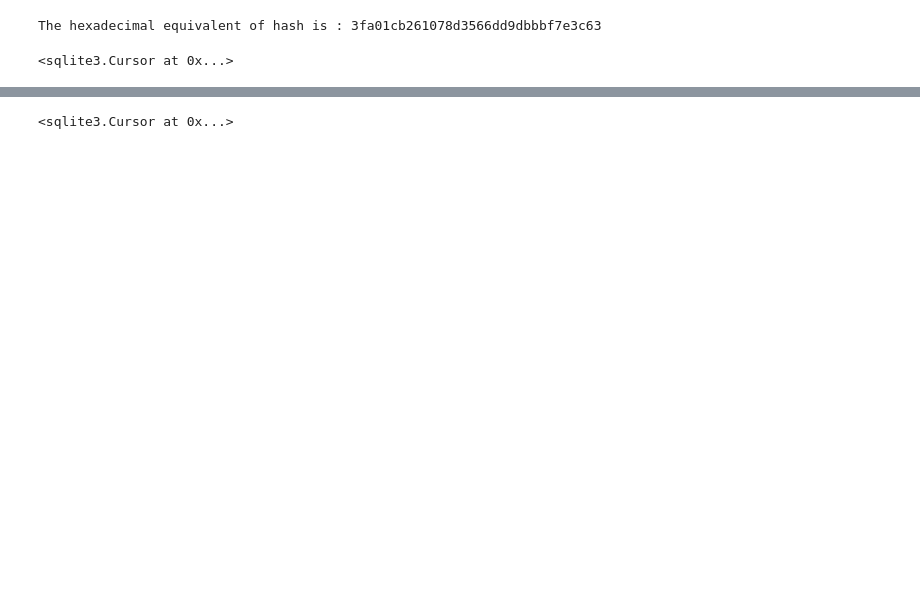
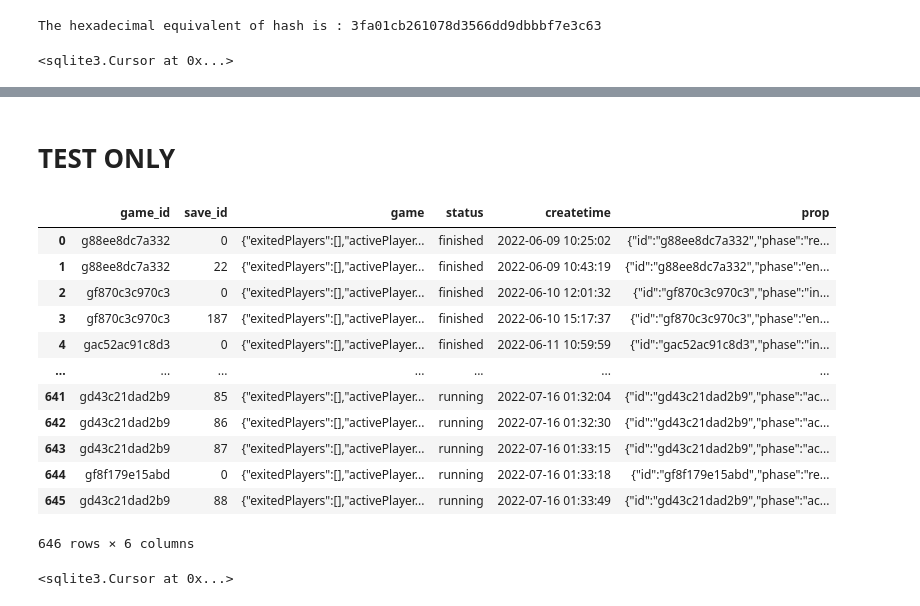
Before and after one commit to Ender-Wiggin2019/tfm-summary, a Jupyter notebook: sqlite_process.ipynb, the cells around one changed output, grey strips where cells are left out. Saved outputs shown, nothing was run; the diff lists cells and outputs as text; code cells hidden in the pictures; blank space fills up the shorter version.

```diff
--- a/sqlite_process.ipynb
+++ b/sqlite_process.ipynb
@@ -99,3 +135,21 @@ corp_df
+# %% [markdown]
+# TEST ONLY
+# %%
+pd.read_sql_query("SELECT * FROM games", cnx)
+# %% [output]
+|  | game_id | save_id | game | status | createtime | prop |
+| 0 | g88ee8dc7a332 | 0 | {"exitedPlayers":[],"activePlayer... | finished | 2022-06-09 10:25:02 | {"id":"g88ee8dc7a332","phase":"re... |
+| 1 | g88ee8dc7a332 | 22 | {"exitedPlayers":[],"activePlayer... | finished | 2022-06-09 10:43:19 | {"id":"g88ee8dc7a332","phase":"en... |
+| 2 | gf870c3c970c3 | 0 | {"exitedPlayers":[],"activePlayer... | finished | 2022-06-10 12:01:32 | {"id":"gf870c3c970c3","phase":"in... |
+| 3 | gf870c3c970c3 | 187 | {"exitedPlayers":[],"activePlayer... | finished | 2022-06-10 15:17:37 | {"id":"gf870c3c970c3","phase":"en... |
+| 4 | gac52ac91c8d3 | 0 | {"exitedPlayers":[],"activePlayer... | finished | 2022-06-11 10:59:59 | {"id":"gac52ac91c8d3","phase":"in... |
+| ... | ... | ... | ... | ... | ... | ... |
+| 641 | gd43c21dad2b9 | 85 | {"exitedPlayers":[],"activePlayer... | running | 2022-07-16 01:32:04 | {"id":"gd43c21dad2b9","phase":"ac... |
+| 642 | gd43c21dad2b9 | 86 | {"exitedPlayers":[],"activePlayer... | running | 2022-07-16 01:32:30 | {"id":"gd43c21dad2b9","phase":"ac... |
+| 643 | gd43c21dad2b9 | 87 | {"exitedPlayers":[],"activePlayer... | running | 2022-07-16 01:33:15 | {"id":"gd43c21dad2b9","phase":"ac... |
+| 644 | gf8f179e15abd | 0 | {"exitedPlayers":[],"activePlayer... | running | 2022-07-16 01:33:18 | {"id":"gf8f179e15abd","phase":"re... |
+| 645 | gd43c21dad2b9 | 88 | {"exitedPlayers":[],"activePlayer... | running | 2022-07-16 01:33:49 | {"id":"gd43c21dad2b9","phase":"ac... |
+646 rows × 6 columns
 # %%
 def get_full_games(cnx):
     res = pd.read_sql_query("SELECT * FROM games where status = 'finished' and save_id > 0", cnx).drop_duplicates(keep='last', inplace=False)
```
Also changed, not shown: parts of 8 cells of this notebook, 5 other files.
